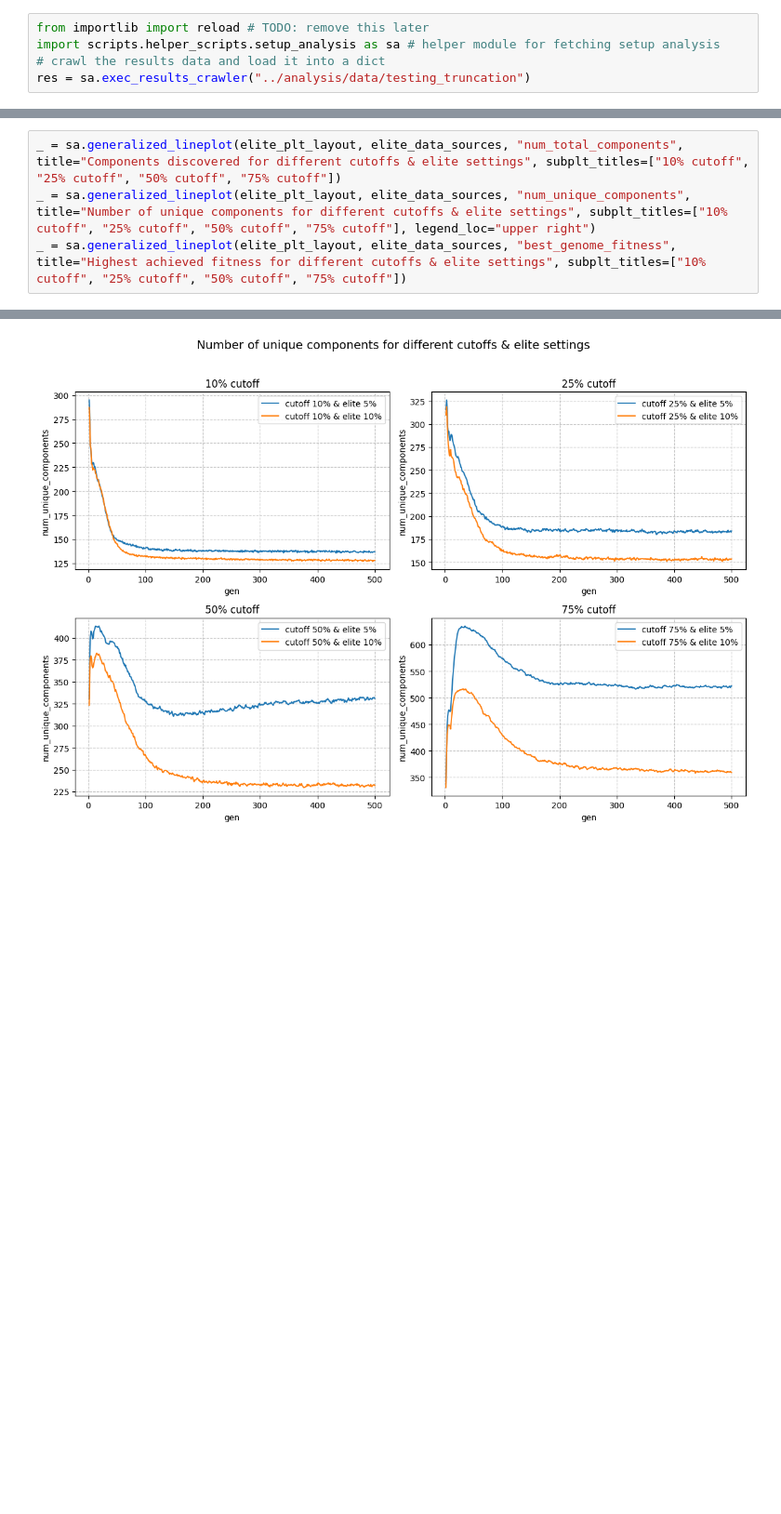
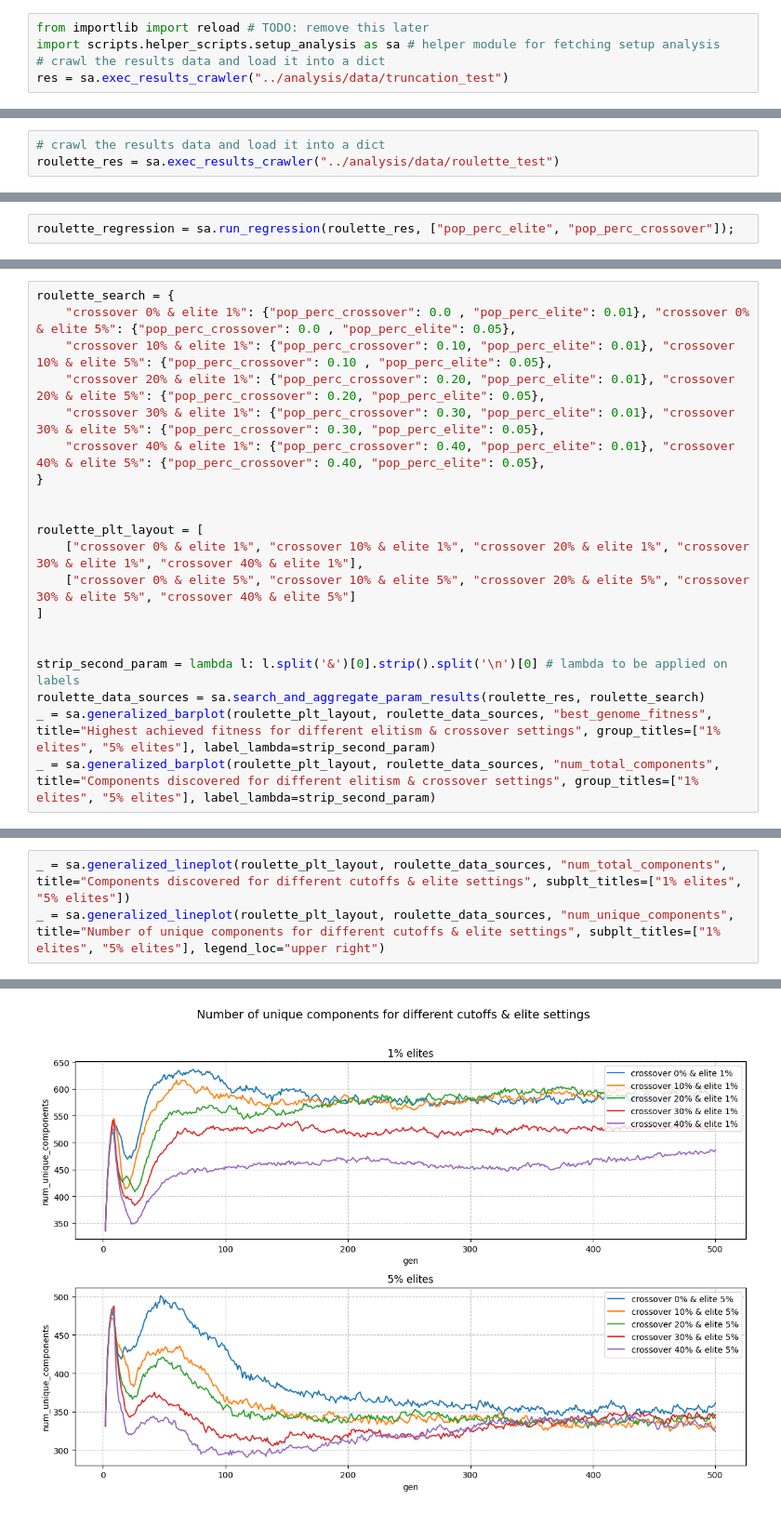
Before and after one commit to pastra98/EvolvePetriNets, a Jupyter notebook: analysis/analysis.ipynb, the cells around one changed output, grey strips where cells are left out. Shown at 93% size. Cells and saved outputs as stored; diff of their text form; blank space fills up the shorter version.

```diff
--- a/analysis/analysis.ipynb
+++ b/analysis/analysis.ipynb
@@ -108,7 +98,7 @@ To investigate the hypothesis that spawn cutoff has the largest effect on achiev
 from importlib import reload # TODO: remove this later
 import scripts.helper_scripts.setup_analysis as sa # helper module for fetching setup analysis
 # crawl the results data and load it into a dict
-res = sa.exec_results_crawler("../analysis/data/testing_truncation")
+res = sa.exec_results_crawler("../analysis/data/truncation_test")
 # %% [output]
 Found cached results for setup_1
 Successfully loaded cached results for setup_1
@@ -300,0 +408,3 @@ The next plots show the fitness improvements in each generation, based on the se
+# %%
+# crawl the results data and load it into a dict
+roulette_res = sa.exec_results_crawler("../analysis/data/roulette_test")
@@ -300,0 +429,2 @@ The next plots show the fitness improvements in each generation, based on the se
+# %%
+roulette_regression = sa.run_regression(roulette_res, ["pop_perc_elite", "pop_perc_crossover"]);
@@ -300,0 +461,20 @@ The next plots show the fitness improvements in each generation, based on the se
+# %%
+roulette_search = {
+    "crossover 0% & elite 1%": {"pop_perc_crossover": 0.0 , "pop_perc_elite": 0.01}, "crossover 0% & elite 5%": {"pop_perc_crossover": 0.0 , "pop_perc_elite": 0.05},
+    "crossover 10% & elite 1%": {"pop_perc_crossover": 0.10, "pop_perc_elite": 0.01}, "crossover 10% & elite 5%": {"pop_perc_crossover": 0.10 , "pop_perc_elite": 0.05},
+    "crossover 20% & elite 1%": {"pop_perc_crossover": 0.20, "pop_perc_elite": 0.01}, "crossover 20% & elite 5%": {"pop_perc_crossover": 0.20, "pop_perc_elite": 0.05},
+    "crossover 30% & elite 1%": {"pop_perc_crossover": 0.30, "pop_perc_elite": 0.01}, "crossover 30% & elite 5%": {"pop_perc_crossover": 0.30, "pop_perc_elite": 0.05},
+    "crossover 40% & elite 1%": {"pop_perc_crossover": 0.40, "pop_perc_elite": 0.01}, "crossover 40% & elite 5%": {"pop_perc_crossover": 0.40, "pop_perc_elite": 0.05},
+}
+
+
+roulette_plt_layout = [
+    ["crossover 0% & elite 1%", "crossover 10% & elite 1%", "crossover 20% & elite 1%", "crossover 30% & elite 1%", "crossover 40% & elite 1%"],
+    ["crossover 0% & elite 5%", "crossover 10% & elite 5%", "crossover 20% & elite 5%", "crossover 30% & elite 5%", "crossover 40% & elite 5%"]
+]
+
+
+strip_second_param = lambda l: l.split('&')[0].strip().split('\n')[0] # lambda to be applied on labels
+roulette_data_sources = sa.search_and_aggregate_param_results(roulette_res, roulette_search)
+_ = sa.generalized_barplot(roulette_plt_layout, roulette_data_sources, "best_genome_fitness", title="Highest achieved fitness for different elitism & crossover settings", group_titles=["1% elites", "5% elites"], label_lambda=strip_second_param)
+_ = sa.generalized_barplot(roulette_plt_layout, roulette_data_sources, "num_total_components", title="Components discovered for different elitism & crossover settings", group_titles=["1% elites", "5% elites"], label_lambda=strip_second_param)
@@ -317,5 +498,4 @@ After investigating the relation of crossover and cutoff, lets do the same for e
 # %%
-_ = sa.generalized_lineplot(elite_plt_layout, elite_data_sources, "num_total_components", title="Components discovered for different cutoffs & elite settings", subplt_titles=["10% cutoff", "25% cutoff", "50% cutoff", "75% cutoff"])
-_ = sa.generalized_lineplot(elite_plt_layout, elite_data_sources, "num_unique_components", title="Number of unique components for different cutoffs & elite settings", subplt_titles=["10% cutoff", "25% cutoff", "50% cutoff", "75% cutoff"], legend_loc="upper right")
-_ = sa.generalized_lineplot(elite_plt_layout, elite_data_sources, "best_genome_fitness", title="Highest achieved fitness for different cutoffs & elite settings", subplt_titles=["10% cutoff", "25% cutoff", "50% cutoff", "75% cutoff"])
+_ = sa.generalized_lineplot(roulette_plt_layout, roulette_data_sources, "num_total_components", title="Components discovered for different cutoffs & elite settings", subplt_titles=["1% elites", "5% elites"])
+_ = sa.generalized_lineplot(roulette_plt_layout, roulette_data_sources, "num_unique_components", title="Number of unique components for different cutoffs & elite settings", subplt_titles=["1% elites", "5% elites"], legend_loc="upper right")
 # %% [output]
@@ -323 +503 @@ _ = sa.generalized_lineplot(elite_plt_layout, elite_data_sources, "best_genome_f
-[figure, old version]
+[figure, new version]
```
Also changed, not shown: parts of 52 cells of this notebook, 1 other file.
